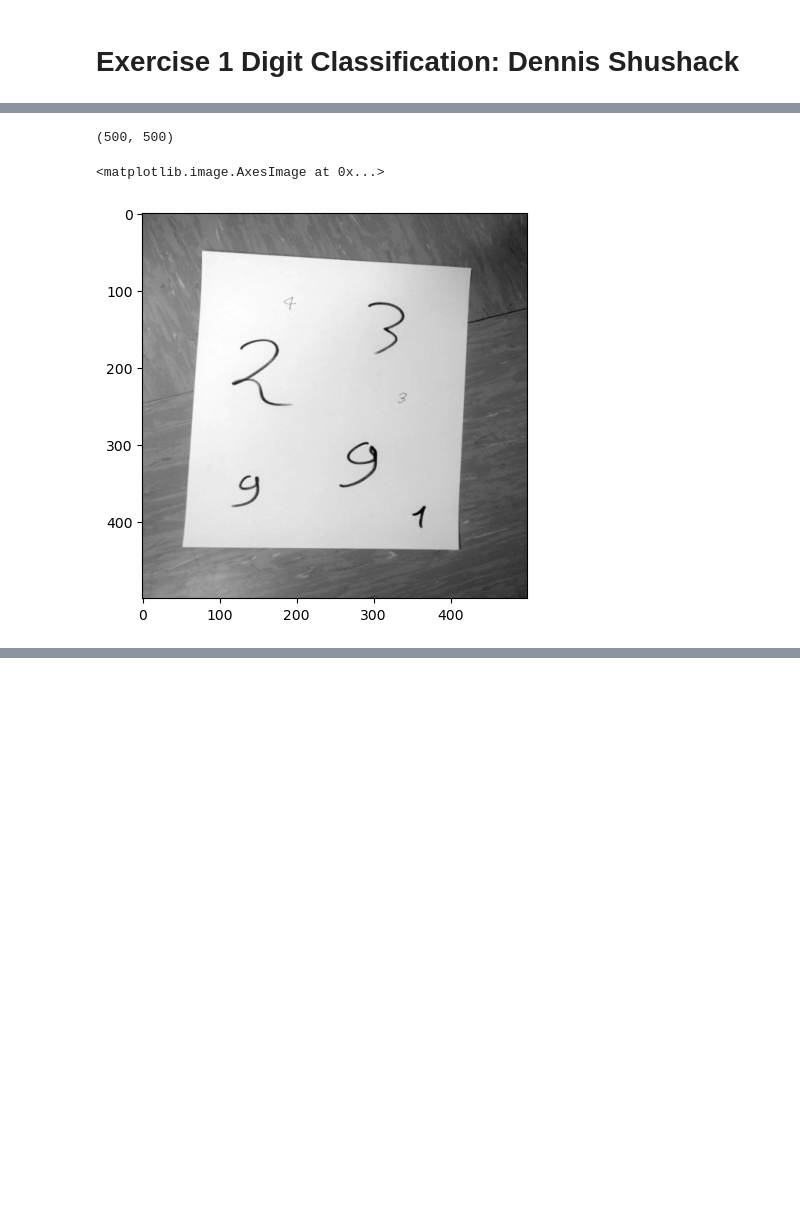
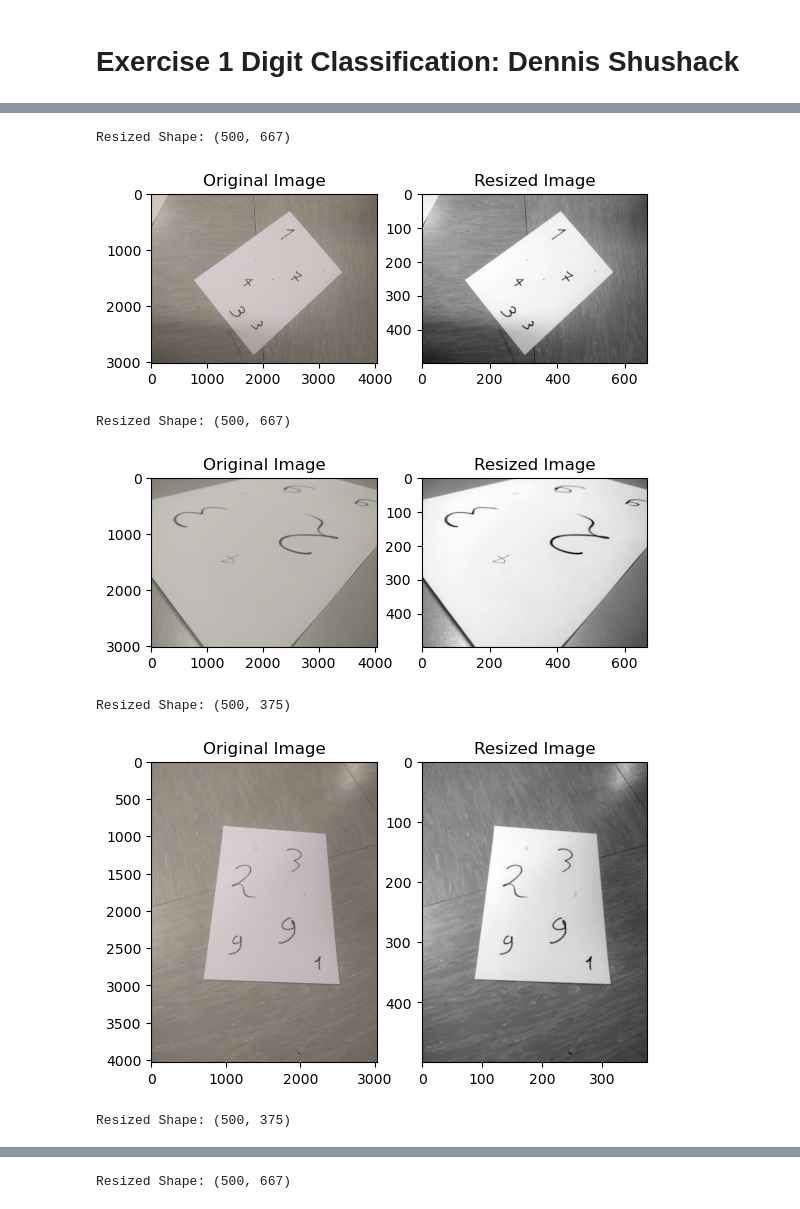
Before and after one commit to dennisshushackost/ComputerVision, a Jupyter notebook: Exercises to hand in/Exercise1.ipynb, the cells around one changed output, grey strips where cells are left out. Drawn from its saved outputs; the diff is of its cells as text; code cells hidden in the pictures; blank space fills up the shorter version.

```diff
--- a/Exercises to hand in/Exercise1.ipynb
+++ b/Exercises to hand in/Exercise1.ipynb
@@ -9,6 +11,4 @@ import skimage.data
 import skimage.feature
 import matplotlib.pyplot as plt
 import ipywidgets as widgets
-import tensorflow as tf
 %matplotlib inline
-plt.rcParams["figure.figsize"] = (5,5)
@@ -15,16 +18,47 @@ plt.rcParams["figure.figsize"] = (5,5)
 # %%
-# Loads the image:
-im = skimage.io.imread("./Images_1/IMG_20190312_183852.jpg")
-im = skimage.img_as_float(im)
+def prepare_image(im):
+    """This function takes an image and returns a grayscale image
+    and resizes it to 500 pixels in height, while keeping the aspect ratio.
+    """
+    # Converts the image to grayscale:
+    gray_im = skimage.color.rgb2gray(im)
 
-# Converts the image to grayscale:
-gray_im = skimage.color.rgb2gray(im)
+    # Resizes the image and keeps the aspect ratio:
+    resized_image = skimage.transform.resize(gray_im, (500, im.shape[1]/im.shape[0]*500))
+    print(f"Resized Shape: {resized_image.shape}")
 
-resized_image = skimage.transform.resize(gray_im, (500, 500))
-print(resized_image.shape)
+    # Draws the image:
+    plt.subplot(1,2,1)
+    plt.imshow(im, cmap='gray')
+    plt.title("Original Image")
+    plt.subplot(1,2,2)
+    plt.imshow(resized_image, cmap='gray')
+    plt.title("Resized Image")
+    plt.show()
 
-plt.imshow(resized_image, cmap='gray')
+    return resized_image
+
+# Prepares the images:
+# Loads the image and converts it to a floating point:
+im1 = skimage.io.imread("./Images_1/IMG_20190312_183913.jpg")
+im2 = skimage.io.imread("./Images_1/IMG_20190312_185240.jpg")
+im3 = skimage.io.imread("./Images_1/IMG_20190312_183849.jpg")
+im4 = skimage.io.imread("./Images_1/IMG_20190312_183902.jpg")
+im5 = skimage.io.imread("./Images_1/IMG_20190312_185258.jpg")
+
+# Prepares the images:
+im1 = prepare_image(im1)
+im2 = prepare_image(im2)
+im3 = prepare_image(im3)
+im4 = prepare_image(im4)
+im5 = prepare_image(im5)
+
+images = [im1, im2, im3, im4]
 # %% [output]
-(500, 500)
+Resized Shape: (500, 667)
+[figure, new version]
-<matplotlib.image.AxesImage at 0x...>
+Resized Shape: (500, 667)
-[figure, old version]
+[figure, added]
+Resized Shape: (500, 375)
+[figure, added]
+Resized Shape: (500, 375)
@@ -30,0 +66 @@ plt.imshow(resized_image, cmap='gray')
+Resized Shape: (500, 667)
```
Also changed, not shown: parts of 10 cells of this notebook, 1 other file.
